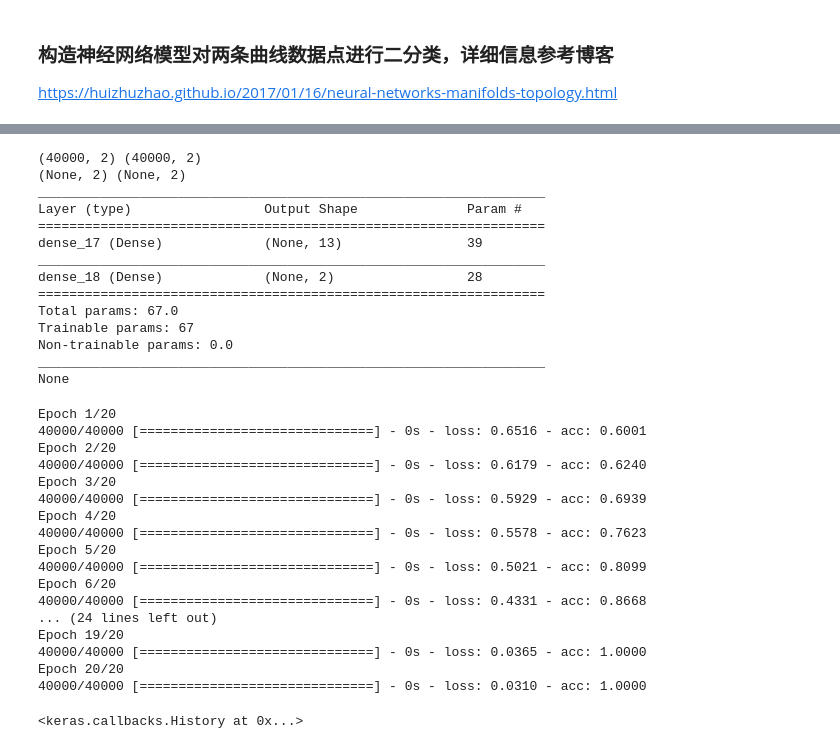
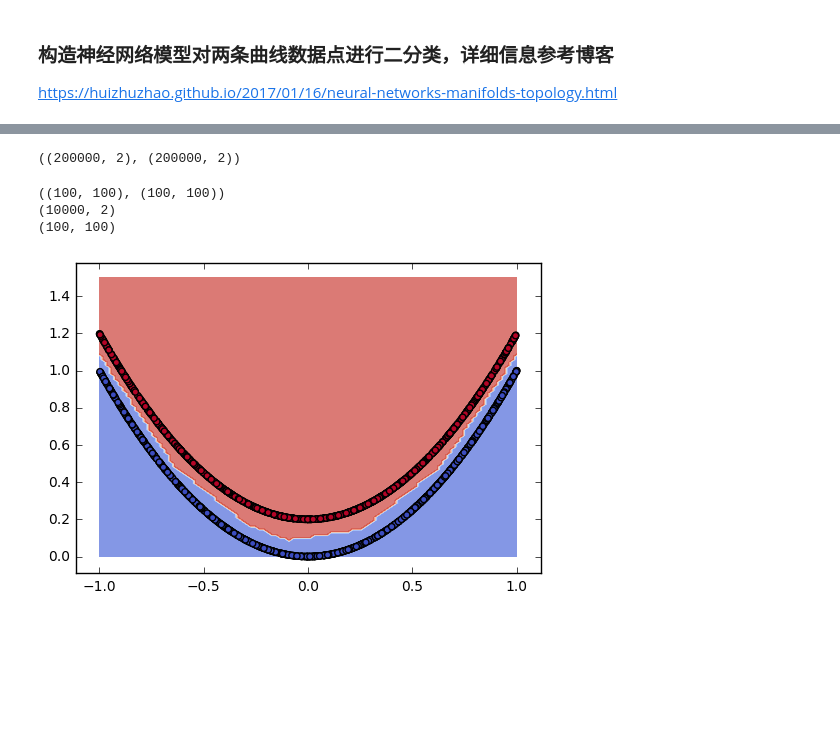
Before and after one commit to huizhuzhao/jupyter_notebook, a Jupyter notebook: jupyter_keras/examples/nn_manifold_topology.ipynb, the cells around one changed output, grey strips where cells are left out. Saved outputs shown, nothing was run; the diff lists cells and outputs as text; code cells hidden in the pictures; blank space fills up the shorter version.

```diff
--- a/jupyter_keras/examples/nn_manifold_topology.ipynb
+++ b/jupyter_keras/examples/nn_manifold_topology.ipynb
@@ -51,0 +53,6 @@ plt.show()
+# %%
+train_X, train_y = dataset(1000, 100)
+valid_X, valid_y = dataset(1000)
+callbacks = get_callbacks()
+model = build_model()
+model.fit(train_X, train_y, epochs=20, batch_size=32, validation_data=(valid_X, valid_y), callbacks=callbacks)
@@ -52,60 +78,24 @@ plt.show()
+# %%
+train_X.shape, train_y.shape
+# %% [output]
+((200000, 2), (200000, 2))
 # %%
-def build_model():
-    model = Sequential()
-    model.add(Dense(units=13, input_shape=(2, ), activation='relu')) # changing output_dim, you test different model
-    #model.add(Dense(output_dim=3, activation='relu'))
-    model.add(Dense(units=2, activation='softmax'))
-    model.compile(optimizer='rmsprop', loss='categorical_crossentropy', metrics=['accuracy'])
-    return model
+def visualize_model(model, x_min, x_max, y_min, y_max, h):
+    xx, yy = np.meshgrid(np.linspace(x_min, x_max, h), np.linspace(y_min, y_max, h))
+    print(xx.shape, yy.shape)
+    zz = model.predict(np.c_[xx.ravel(), yy.ravel()])
+    print(zz.shape)
+    zz = np.reshape(zz.argmax(axis=1), xx.shape)
+    print(zz.shape)
 
-def visualize_model(model, x_min, x_max, y_min, y_max, h):
-    xx, yy = np.meshgrid(np.arange(x_min, x_max, h), np.arange(y_min, y_max, h))
-    zz = model.predict(np.c_[xx.ravel(), yy.ravel()])
-    zz = np.reshape(zz.argmax(axis=1), xx.shape)
 
     plt.contourf(xx, yy, zz, cmap=plt.cm.coolwarm, alpha=0.7)
-    plt.scatter(X[:, 0], X[:, 1], c=y.argmax(axis=1), cmap=plt.cm.coolwarm)
+    plt.scatter(valid_X[:, 0], valid_X[:, 1], c=valid_y.argmax(axis=1), cmap=plt.cm.coolwarm)
     plt.show()
+
+visualize_model(model, -1., 1., 0., 1.5, 100)
+# %% [output]
+((100, 100), (100, 100))
+(10000, 2)
+(100, 100)
+[figure, added]
-# %%
-model = build_model()
-train_X = np.repeat(X, 200, axis=0)
-train_y = np.repeat(y, 200, axis=0)
-print train_X.shape, train_y.shape
-print model.input_shape, model.output_shape
-print(model.summary())
-# %% [output]
-(40000, 2) (40000, 2)
-(None, 2) (None, 2)
-_________________________________________________________________
-Layer (type)                 Output Shape              Param #
-=================================================================
-dense_17 (Dense)             (None, 13)                39
-_________________________________________________________________
-dense_18 (Dense)             (None, 2)                 28
-=================================================================
-Total params: 67.0
-Trainable params: 67
-Non-trainable params: 0.0
-_________________________________________________________________
-None
-# %%
-model.fit(train_X, train_y, epochs=20, batch_size=32)
-# %% [output]
-Epoch 1/20
-40000/40000 [==============================] - 0s - loss: 0.6516 - acc: 0.6001
-Epoch 2/20
-40000/40000 [==============================] - 0s - loss: 0.6179 - acc: 0.6240
-Epoch 3/20
-40000/40000 [==============================] - 0s - loss: 0.5929 - acc: 0.6939
-Epoch 4/20
-40000/40000 [==============================] - 0s - loss: 0.5578 - acc: 0.7623
-Epoch 5/20
-40000/40000 [==============================] - 0s - loss: 0.5021 - acc: 0.8099
-Epoch 6/20
-40000/40000 [==============================] - 0s - loss: 0.4331 - acc: 0.8668
-... (24 lines left out)
-Epoch 19/20
-40000/40000 [==============================] - 0s - loss: 0.0365 - acc: 1.0000
-Epoch 20/20
-40000/40000 [==============================] - 0s - loss: 0.0310 - acc: 1.0000
-<keras.callbacks.History at 0x...>
```
Also changed, not shown: parts of 8 cells of this notebook, 16 other files.
